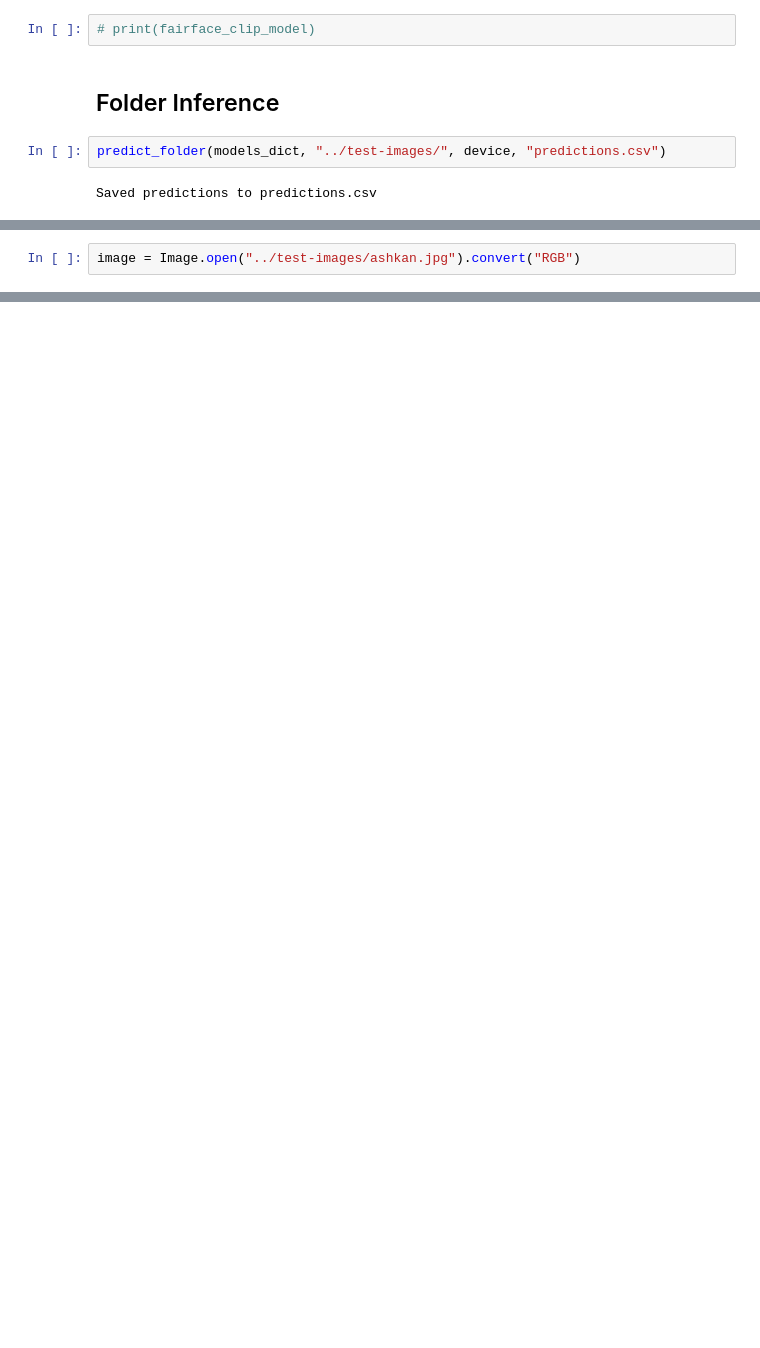
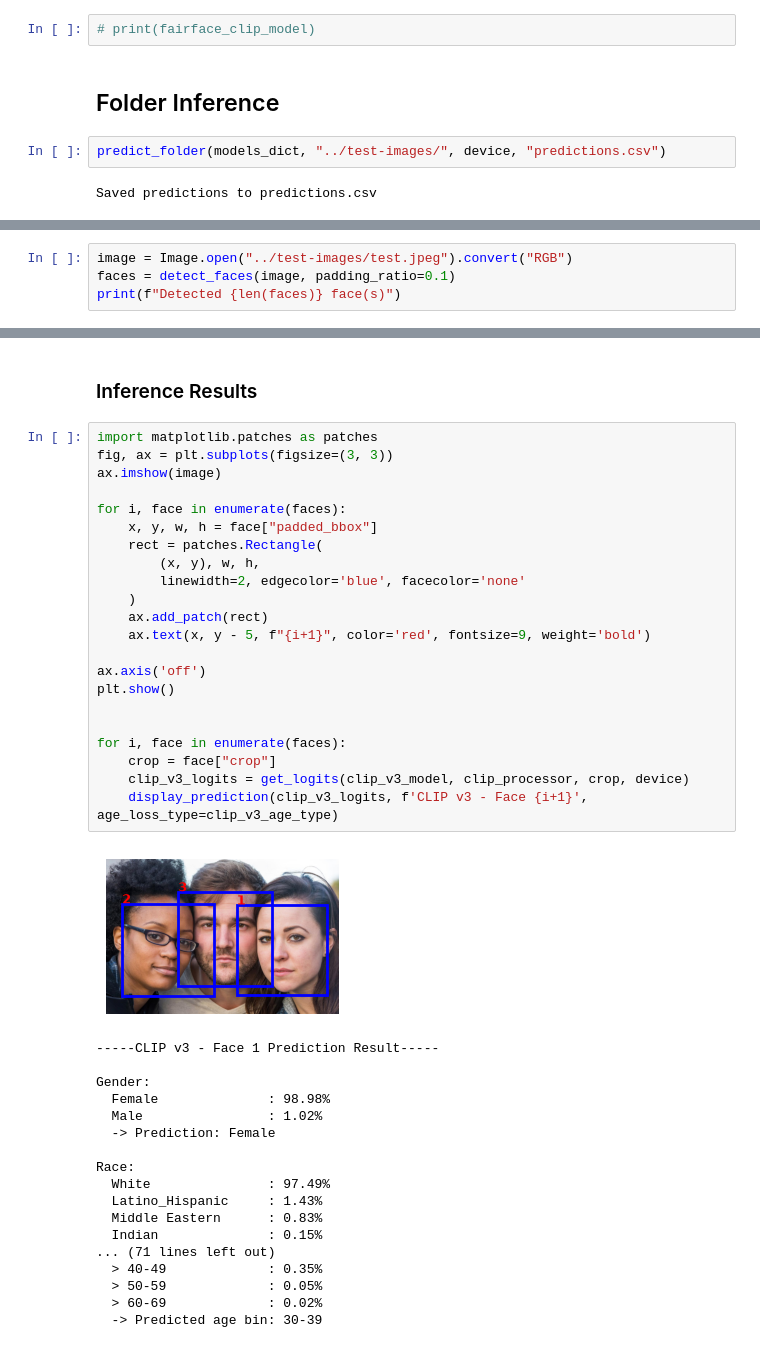
Before and after one commit to AshkanRN/multitask-vit, a Jupyter notebook: src/inference.ipynb, the cells around one changed output, grey strips where cells are left out. Saved outputs shown, nothing was run; the diff lists cells and outputs as text; blank space fills up the shorter version.

Commit message:
add MediaPipe face detector to inference pipeline

```diff
--- a/src/inference.ipynb
+++ b/src/inference.ipynb
@@ -357,2 +378,4 @@ Saved predictions to predictions.csv
 # %%
-image = Image.open("../test-images/ashkan.jpg").convert("RGB")
+image = Image.open("../test-images/test.jpeg").convert("RGB")
+faces = detect_faces(image, padding_ratio=0.1)
+print(f"Detected {len(faces)} face(s)")
@@ -403,0 +384,43 @@ Race:
+# %% [markdown]
+### Inference Results
+# %%
+import matplotlib.patches as patches
+fig, ax = plt.subplots(figsize=(3, 3))
+ax.imshow(image)
+
+for i, face in enumerate(faces):
+    x, y, w, h = face["padded_bbox"]
+    rect = patches.Rectangle(
+        (x, y), w, h,
+        linewidth=2, edgecolor='blue', facecolor='none'
+    )
+    ax.add_patch(rect)
+    ax.text(x, y - 5, f"{i+1}", color='red', fontsize=9, weight='bold')
+
+ax.axis('off')
+plt.show()
+
+
+for i, face in enumerate(faces):
+    crop = face["crop"]
+    clip_v3_logits = get_logits(clip_v3_model, clip_processor, crop, device)
+    display_prediction(clip_v3_logits, f'CLIP v3 - Face {i+1}', age_loss_type=clip_v3_age_type)
+# %% [output]
+[figure, added]
+-----CLIP v3 - Face 1 Prediction Result-----
+
+Gender:
+  Female              : 98.98%
+  Male                : 1.02%
+  -> Prediction: Female
+
+Race:
+  White               : 97.49%
+  Latino_Hispanic     : 1.43%
+  Middle Eastern      : 0.83%
+  Indian              : 0.15%
+... (71 lines left out)
+  > 40-49             : 0.35%
+  > 50-59             : 0.05%
+  > 60-69             : 0.02%
+  -> Predicted age bin: 30-39
```
Also changed, not shown: parts of 14 cells of this notebook, 1 other file.
